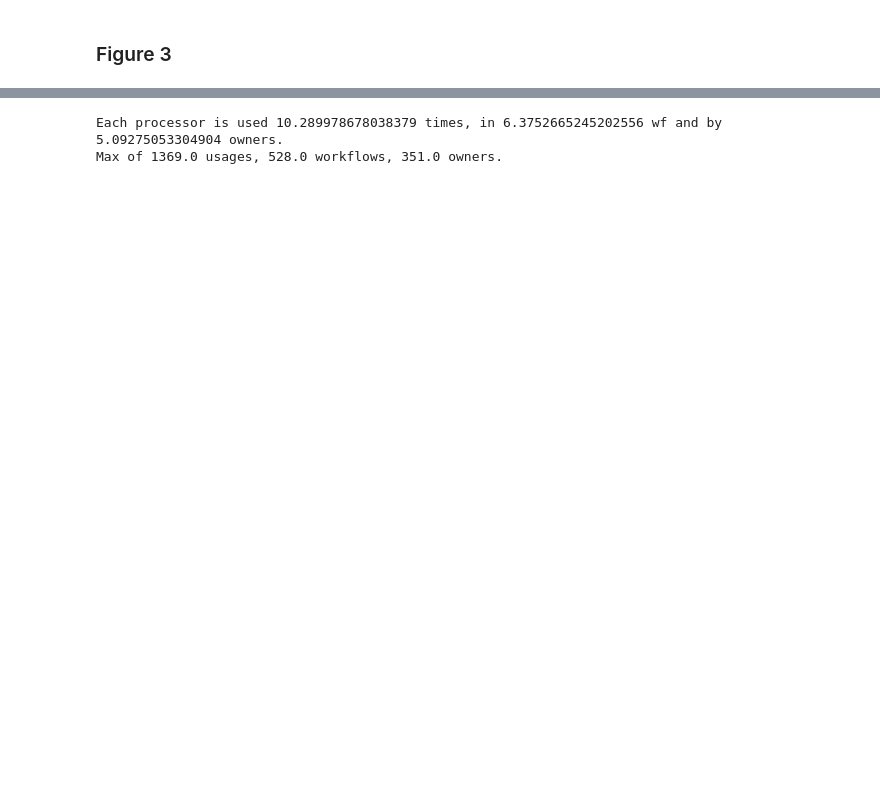
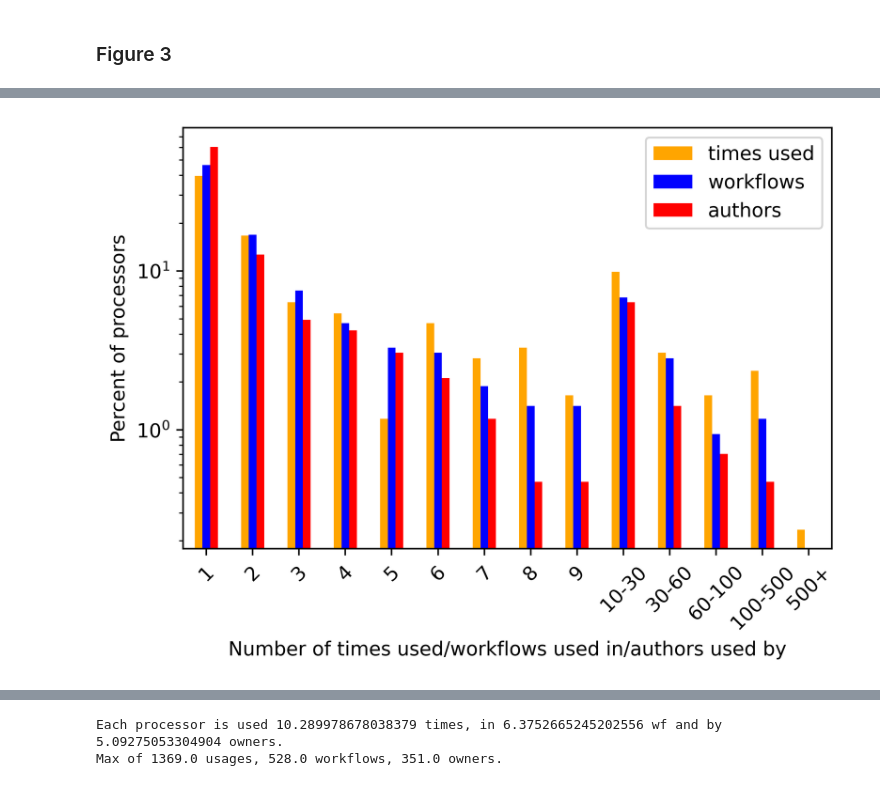
Before and after one commit to mdjaffardjy/Investigating_reuse, a Jupyter notebook: figures 3 et 4.ipynb, the cells around one changed output, grey strips where cells are left out. Saved outputs shown, nothing was run; the diff lists cells and outputs as text; code cells hidden in the pictures; blank space fills up the shorter version.

```diff
--- a/figures 3 et 4.ipynb
+++ b/figures 3 et 4.ipynb
@@ -300,0 +437,4 @@ def display_proportions_figure(df_init):
+# %%
+fig_4_snk_new = display_proportions_figure(df_groups_snk_new)
+# %% [output]
+[figure, added]
```
Also changed, not shown: parts of 66 cells of this notebook.
